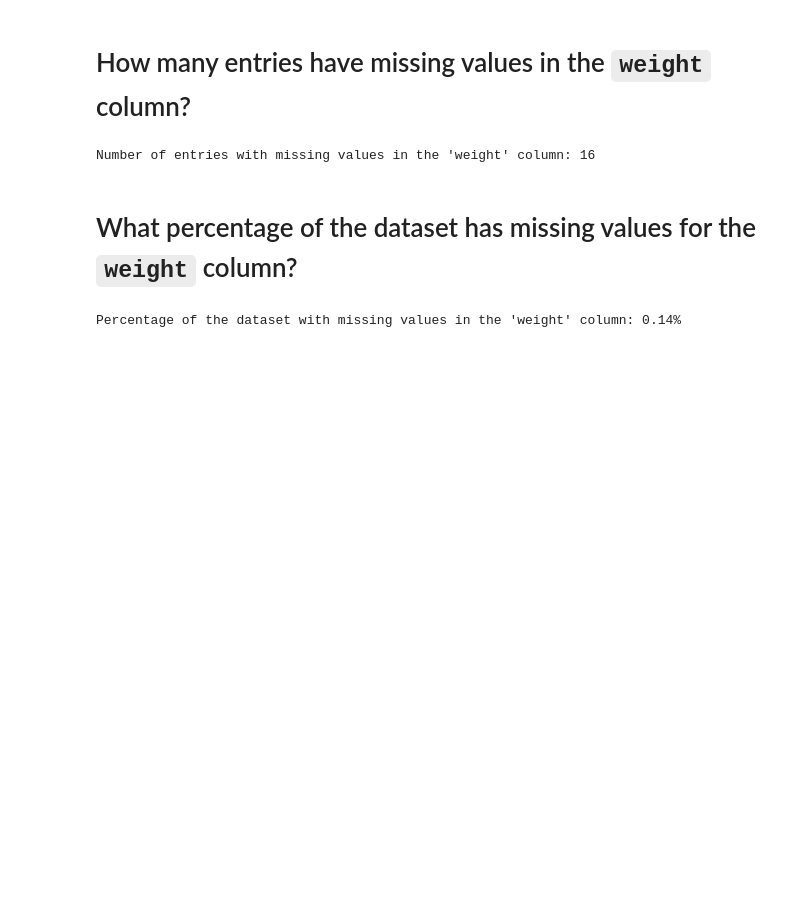
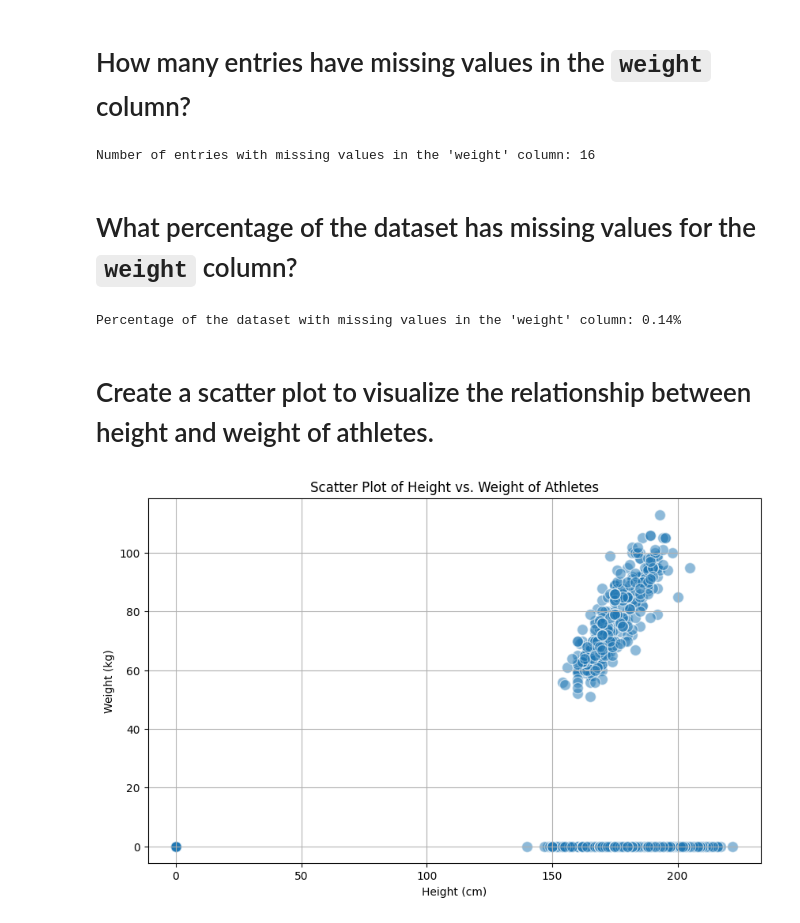
Before and after one commit to Mahmud256/olympics-2024-analysis, a Jupyter notebook: olympics-2024-analysis.ipynb, the cells around one changed output. Drawn from its saved outputs; the diff is of its cells as text; code cells hidden in the pictures; blank space fills up the shorter version.

```diff
--- a/olympics-2024-analysis.ipynb
+++ b/olympics-2024-analysis.ipynb
@@ -230,3 +230,16 @@ missing_weight_percentage = (missing_weight_count / total_entries) * 100
 print(f"Percentage of the dataset with missing values in the 'weight' column: {missing_weight_percentage:.2f}%")
 # %% [output]
 Percentage of the dataset with missing values in the 'weight' column: 0.14%
+# %% [markdown]
+# Create a scatter plot to visualize the relationship between height and weight of athletes.
+# %%
+# Create a scatter plot of 'height' vs 'weight'
+plt.figure(figsize=(10, 6))
+plt.scatter(df['height'], df['weight'], alpha=0.5, edgecolors='w', s=100)
+plt.title('Scatter Plot of Height vs. Weight of Athletes')
+plt.xlabel('Height (cm)')
+plt.ylabel('Weight (kg)')
+plt.grid(True)
+plt.show()
+# %% [output]
+[figure, added]
```
Also changed, not shown: parts of 6 cells of this notebook.
